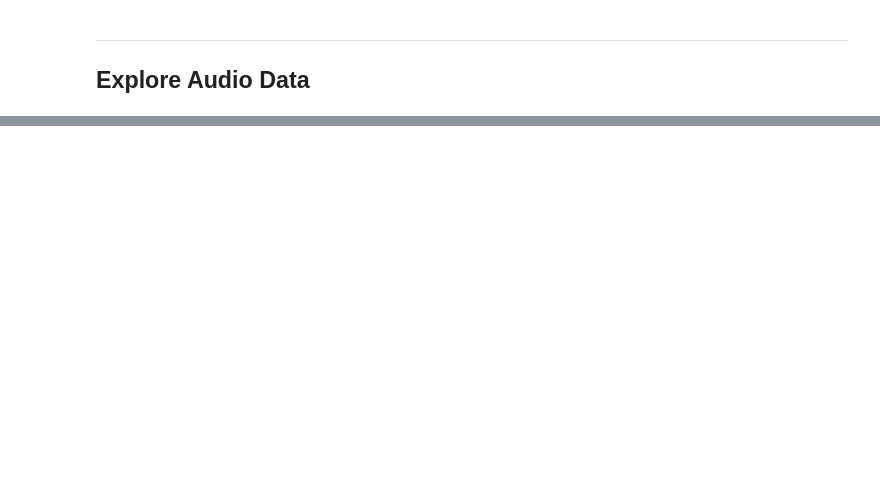
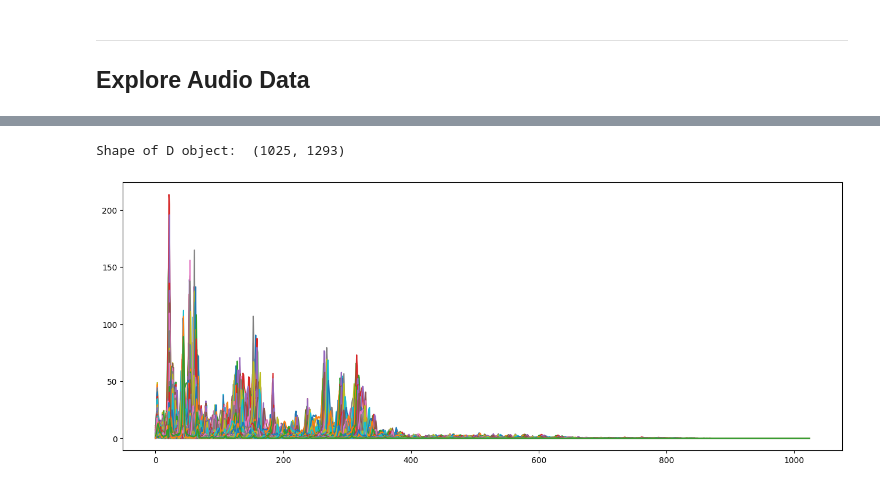
Before and after one commit to janmillou/music_genre_classifier, a Jupyter notebook: music_genre_classifier.ipynb, the cells around one changed output, grey strips where cells are left out. Cells and saved outputs as stored; diff of their text form; code cells hidden in the pictures; blank space fills up the shorter version.

```diff
--- a/music_genre_classifier.ipynb
+++ b/music_genre_classifier.ipynb
@@ -38,0 +90,15 @@ y, sr = librosa.load()
+# %%
+n_fft = 2048
+hop_length = 512
+
+# Short-time Fourier transform
+D = np.abs(librosa.stft(audio_file, n_fft=n_fft, hop_length=hop_length))
+
+print("Shape of D object: ", np.shape(D))
+# %% [output]
+Shape of D object:  (1025, 1293)
+# %%
+plt.figure(figsize=(16,6))
+plt.plot(D);
+# %% [output]
+[figure, added]
```
Also changed, not shown: parts of 17 cells of this notebook.
